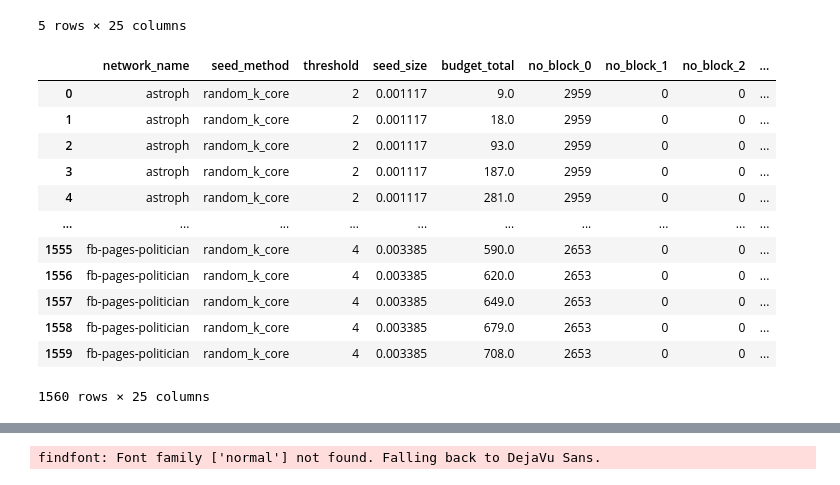
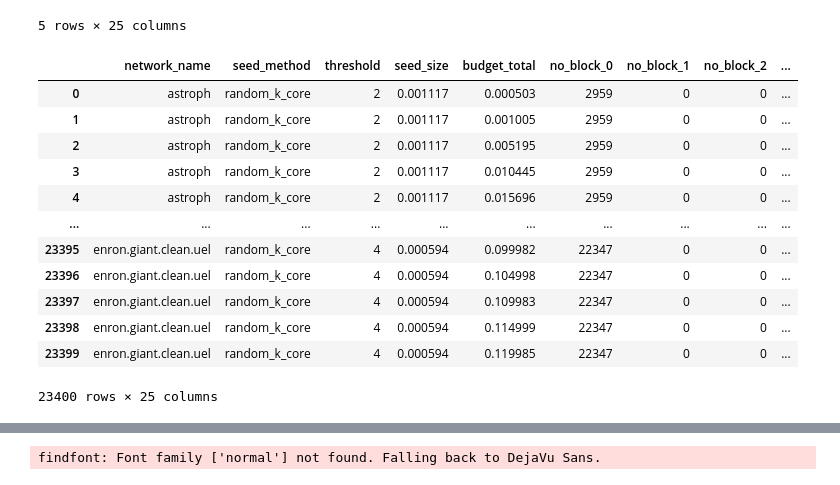
Before and after one commit to hcars/threshold_simulations_refactored, a Jupyter notebook: complex_net_proposal/experiment_results/analysis.ipynb, the cells around one changed output, grey strips where cells are left out. Saved outputs shown, nothing was run; the diff lists cells and outputs as text; code cells hidden in the pictures.

```diff
--- a/complex_net_proposal/experiment_results/analysis.ipynb
+++ b/complex_net_proposal/experiment_results/analysis.ipynb
@@ -6,7 +6,7 @@ from matplotlib.font_manager import FontProperties
 import numpy as np
 # %%
 
-results = pd.read_csv('results_valid.csv', index_col=None)
+results = pd.read_csv('results_run_mcich.csv', index_col=None)
 for name in ['no_block_', 'mcich_', 'degree_', 'random_']:
     results[('total_' + name)[:-1]] = sum(results[name + str(i)] for i in range(1, 4)).subtract(20)
 # sns.set()
@@ -23,37 +23,46 @@ results.head()
 # %%
 for i in range(results.shape[0]):
     if results.iloc[i,0] == "astroph":
         results.iloc[i, 3] /= 17903
+        results.iloc[i, 4] /= 17903
         for j in range(results.shape[1] - 4, results.shape[1]):
             results.iloc[i,j] /= 17903
     elif results.iloc[i,0] == "fb-pages-politician":
         results.iloc[i, 3] /= 5908
+        results.iloc[i, 4] /= 5908
         for j in range(results.shape[1] - 4, results.shape[1]):
             results.iloc[i,j] /= 5908
     elif results.iloc[i,0] == "wiki":
         results.iloc[i, 3] /= 7066
+        results.iloc[i, 4] /= 7066
         for j in range(results.shape[1] - 4, results.shape[1]):
             results.iloc[i,j] /= 7066
     elif results.iloc[i,0] == "slashdot0811":
         results.iloc[i, 3] /= 77400
+        results.iloc[i, 4] /= 77400
         for j in range(results.shape[1] - 4, results.shape[1]):
             results.iloc[i,j] /= 77400
+    elif results.iloc[i,0] == "enron.giant.clean.uel":
+        results.iloc[i, 3] /= 33696
+        results.iloc[i, 4] /= 33696
+        for j in range(results.shape[1] - 4, results.shape[1]):
+            results.iloc[i,j] /= 33696
 
 results
 # %% [output]
 |  | network_name | seed_method | threshold | seed_size | budget_total | no_block_0 | no_block_1 | no_block_2 | ... |
-| 0 | astroph | random_k_core | 2 | 0.001117 | 9.0 | 2959 | 0 | 0 | ... |
-| 1 | astroph | random_k_core | 2 | 0.001117 | 18.0 | 2959 | 0 | 0 | ... |
-| 2 | astroph | random_k_core | 2 | 0.001117 | 93.0 | 2959 | 0 | 0 | ... |
-| 3 | astroph | random_k_core | 2 | 0.001117 | 187.0 | 2959 | 0 | 0 | ... |
-| 4 | astroph | random_k_core | 2 | 0.001117 | 281.0 | 2959 | 0 | 0 | ... |
+| 0 | astroph | random_k_core | 2 | 0.001117 | 0.000503 | 2959 | 0 | 0 | ... |
+| 1 | astroph | random_k_core | 2 | 0.001117 | 0.001005 | 2959 | 0 | 0 | ... |
+| 2 | astroph | random_k_core | 2 | 0.001117 | 0.005195 | 2959 | 0 | 0 | ... |
+| 3 | astroph | random_k_core | 2 | 0.001117 | 0.010445 | 2959 | 0 | 0 | ... |
+| 4 | astroph | random_k_core | 2 | 0.001117 | 0.015696 | 2959 | 0 | 0 | ... |
 | ... | ... | ... | ... | ... | ... | ... | ... | ... | ... |
-| 1555 | fb-pages-politician | random_k_core | 4 | 0.003385 | 590.0 | 2653 | 0 | 0 | ... |
-| 1556 | fb-pages-politician | random_k_core | 4 | 0.003385 | 620.0 | 2653 | 0 | 0 | ... |
-| 1557 | fb-pages-politician | random_k_core | 4 | 0.003385 | 649.0 | 2653 | 0 | 0 | ... |
-| 1558 | fb-pages-politician | random_k_core | 4 | 0.003385 | 679.0 | 2653 | 0 | 0 | ... |
-| 1559 | fb-pages-politician | random_k_core | 4 | 0.003385 | 708.0 | 2653 | 0 | 0 | ... |
+| 23395 | enron.giant.clean.uel | random_k_core | 4 | 0.000594 | 0.099982 | 22347 | 0 | 0 | ... |
+| 23396 | enron.giant.clean.uel | random_k_core | 4 | 0.000594 | 0.104998 | 22347 | 0 | 0 | ... |
+| 23397 | enron.giant.clean.uel | random_k_core | 4 | 0.000594 | 0.109983 | 22347 | 0 | 0 | ... |
+| 23398 | enron.giant.clean.uel | random_k_core | 4 | 0.000594 | 0.114999 | 22347 | 0 | 0 | ... |
+| 23399 | enron.giant.clean.uel | random_k_core | 4 | 0.000594 | 0.119985 | 22347 | 0 | 0 | ... |
-1560 rows × 25 columns
+23400 rows × 25 columns
 # %%
 # split = results.groupby(['network_name', 'threshold', 'budget_total']).mean()
 # # split.iloc[:, -1]
```
Also changed, not shown: parts of 4 cells of this notebook, 32 other files.
